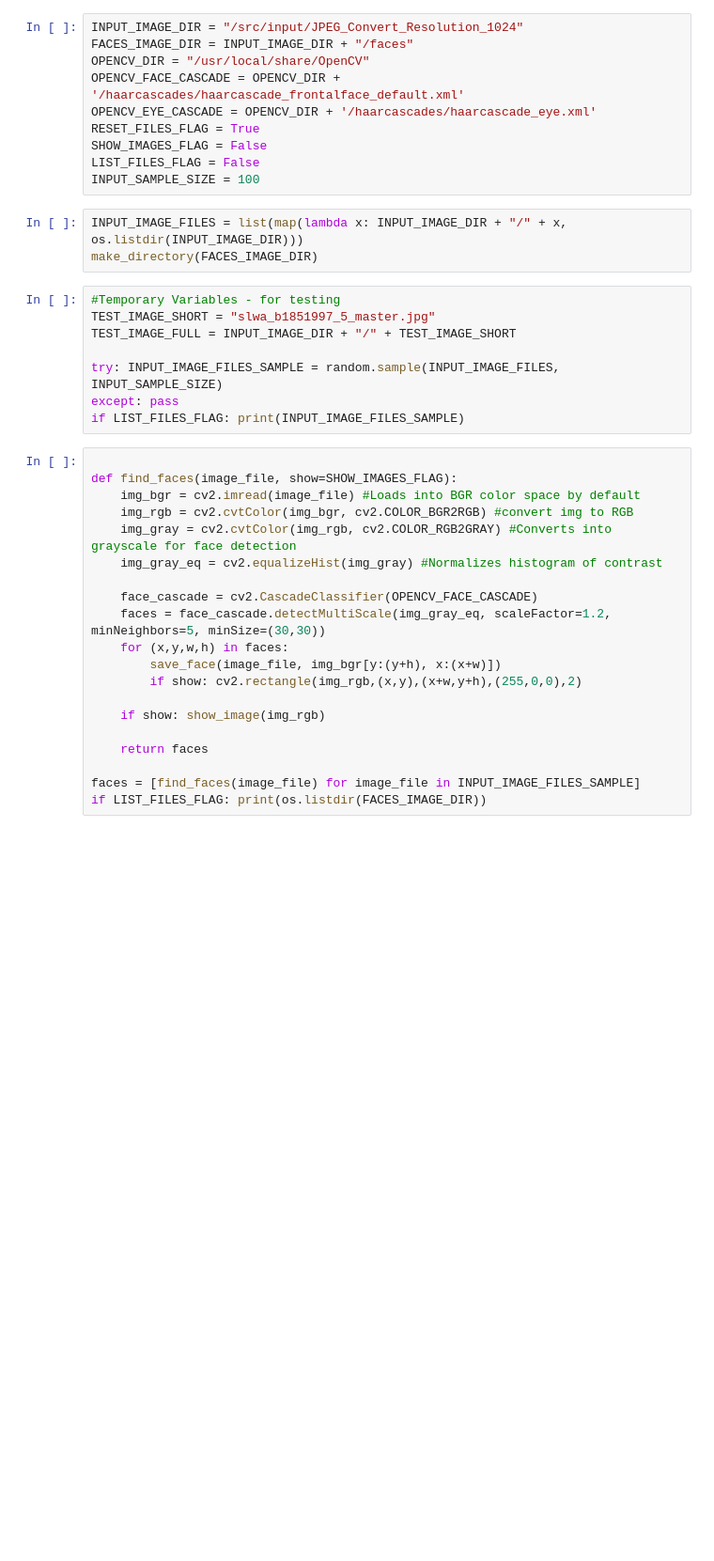
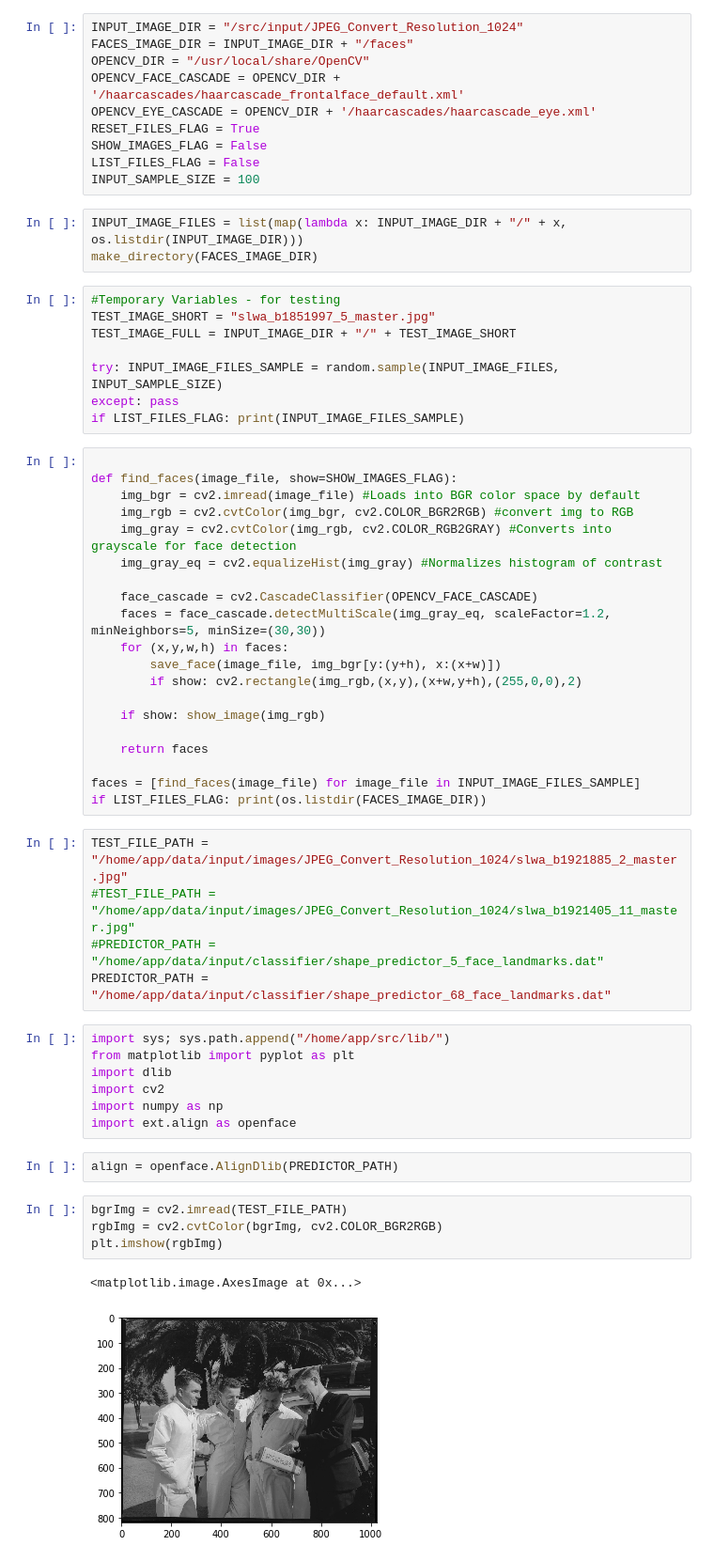
Before and after one commit to markshelton/photo-metadata, a Jupyter notebook: src/notebooks/faces.ipynb, the cells around one changed output. Shown: that part at 94% size. Cells and saved outputs as stored; diff of their text form; blank space fills up the shorter version.

Commit message:
worked on face alignment, adopted openface alignment module

```diff
--- a/src/notebooks/faces.ipynb
+++ b/src/notebooks/faces.ipynb
@@ -47,3 +47,24 @@ def find_faces(image_file, show=SHOW_IMAGES_FLAG):
 
 faces = [find_faces(image_file) for image_file in INPUT_IMAGE_FILES_SAMPLE]
 if LIST_FILES_FLAG: print(os.listdir(FACES_IMAGE_DIR))
+# %%
+TEST_FILE_PATH = "/home/app/data/input/images/JPEG_Convert_Resolution_1024/slwa_b1921885_2_master.jpg"
+#TEST_FILE_PATH = "/home/app/data/input/images/JPEG_Convert_Resolution_1024/slwa_b1921405_11_master.jpg"
+#PREDICTOR_PATH = "/home/app/data/input/classifier/shape_predictor_5_face_landmarks.dat"
+PREDICTOR_PATH = "/home/app/data/input/classifier/shape_predictor_68_face_landmarks.dat"
+# %%
+import sys; sys.path.append("/home/app/src/lib/")
+from matplotlib import pyplot as plt
+import dlib
+import cv2
+import numpy as np
+import ext.align as openface
+# %%
+align = openface.AlignDlib(PREDICTOR_PATH)
+# %%
+bgrImg = cv2.imread(TEST_FILE_PATH)
+rgbImg = cv2.cvtColor(bgrImg, cv2.COLOR_BGR2RGB)
+plt.imshow(rgbImg)
+# %% [output]
+<matplotlib.image.AxesImage at 0x...>
+[figure, added]
```
Also changed, not shown: parts of 3 cells of this notebook, 4 other files.
